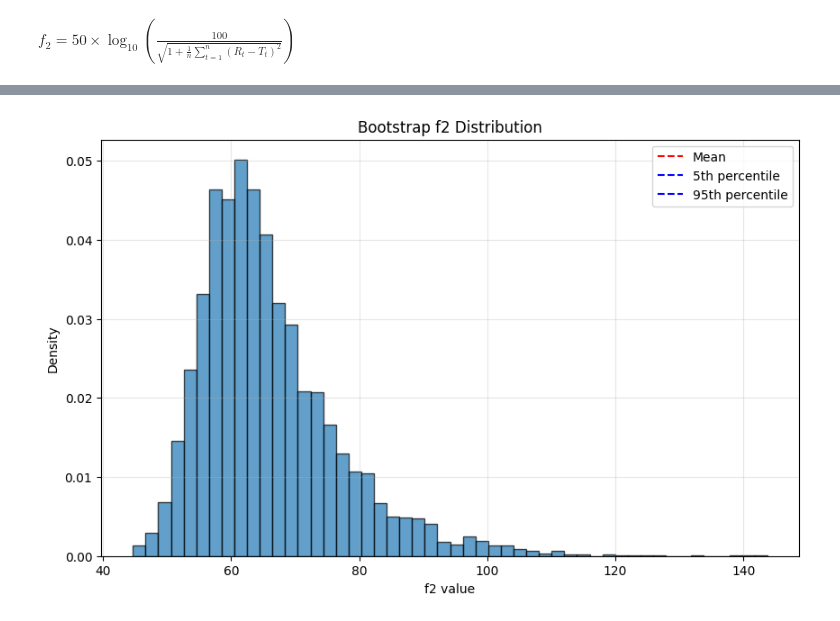
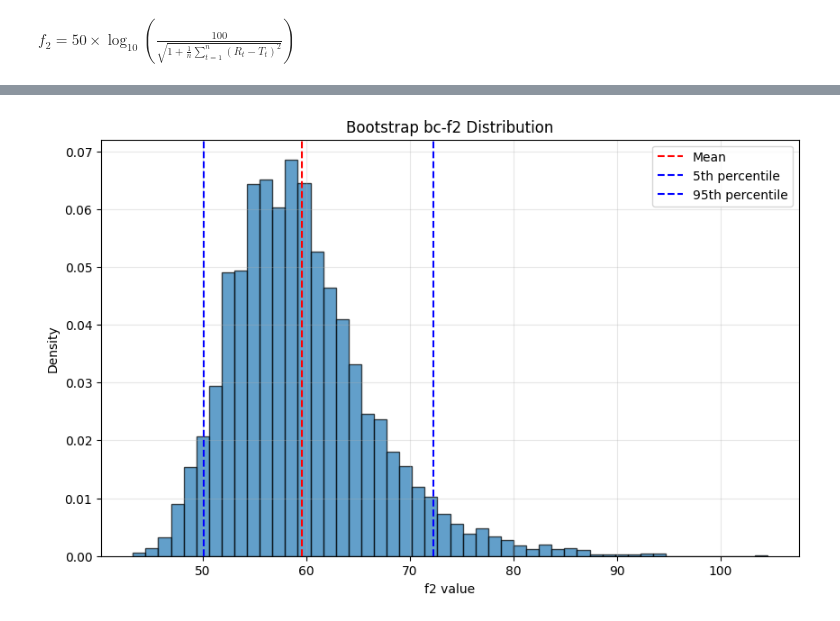
Before and after one commit to jlcunff/Data-analysis, a Jupyter notebook: Dissolution/similarity.ipynb, the cells around one changed output, grey strips where cells are left out. Drawn from its saved outputs; the diff is of its cells as text; code cells hidden in the pictures.

Commit message:
Correction of the 2 bias corrected bootstrap formulas

```diff
--- a/Dissolution/similarity.ipynb
+++ b/Dissolution/similarity.ipynb
@@ -529,15 +563,15 @@ $\displaystyle E(f_2) = 50 \times \log_{10}\left(\frac{100}{\sqrt{1 + \frac{1}{n
 # %%
 # Plot the bootstrap distribution
 plt.figure(figsize=(10, 6))
-plt.hist(f2_expected, bins=50, density=True, alpha=0.7, edgecolor='black')
-plt.axvline(f2_expected.mean(), color='red', linestyle='--', label='Mean')
-plt.axvline(np.percentile(f2_expected, 5), color='blue', linestyle='--', label='5th percentile')
-plt.axvline(np.percentile(f2_expected, 95), color='blue', linestyle='--', label='95th percentile')
+plt.hist(f2_bs_bc, bins=50, density=True, alpha=0.7, edgecolor='black')
+plt.axvline(f2_bs_bc.mean(), color='red', linestyle='--', label='Mean')
+plt.axvline(np.percentile(f2_bs_bc, 5), color='blue', linestyle='--', label='5th percentile')
+plt.axvline(np.percentile(f2_bs_bc, 95), color='blue', linestyle='--', label='95th percentile')
 plt.xlabel('f2 value')
 plt.ylabel('Density')
-plt.title('Bootstrap f2 Distribution')
+plt.title('Bootstrap bc-f2 Distribution')
 plt.legend()
 plt.grid(True, alpha=0.3)
 plt.show()
 # %% [output]
-[figure, old version]
+[figure, new version]
```
Also changed, not shown: parts of 7 cells of this notebook.
